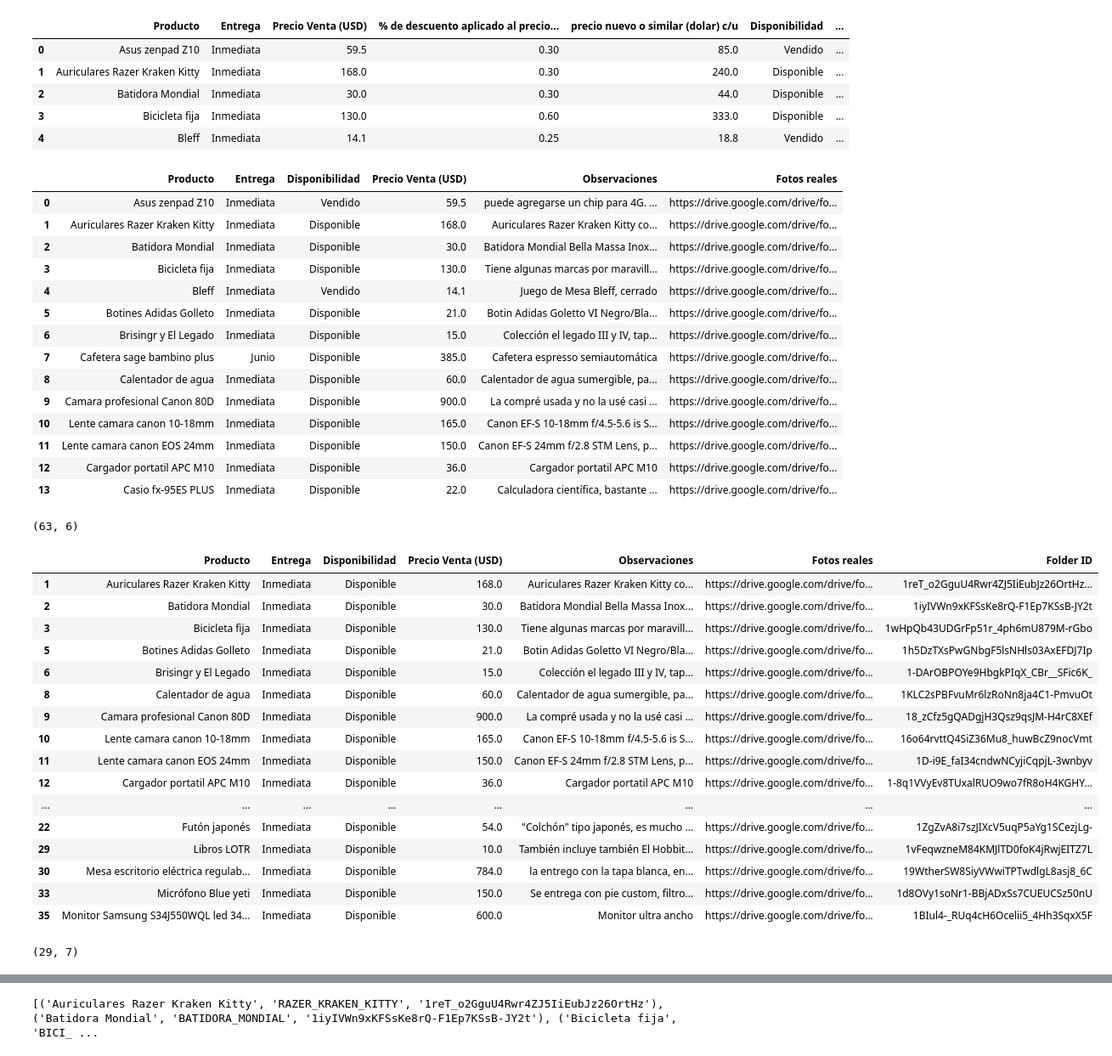
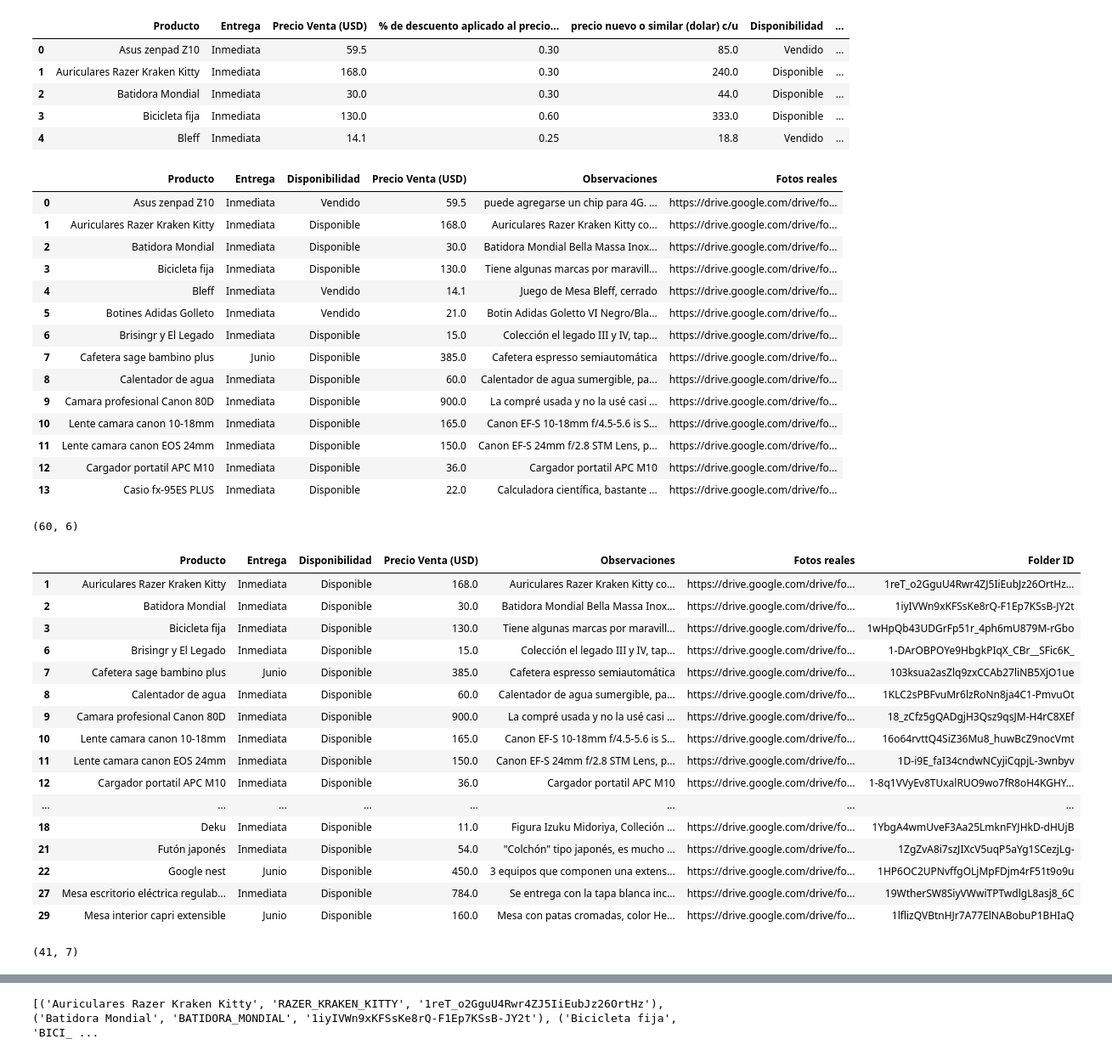
Before and after one commit to FlorOppen/Python_projects, a Jupyter notebook: Scripts/Vendemos todo.ipynb, the cells around one changed output, grey strips where cells are left out. Shown at 85% size. Cells and saved outputs as stored; diff of their text form; code cells hidden in the pictures.

```diff
--- a/Scripts/Vendemos todo.ipynb
+++ b/Scripts/Vendemos todo.ipynb
@@ -18,10 +18,8 @@ from google.oauth2.credentials import Credentials
 from googleapiclient.discovery import build
 # %%
 # Cargar el archivo Excel
-file_path = '/Users/floroppen/Desktop/Python/Scripts/Vendemos.xlsx'
-df = pd.read_excel(file_path, header=1)  # Las columnas están en la fila 2, que es la fila 1 en índice 0-based
-
-# Mostrar las primeras filas para verificar la estructura y las columnas
+file_path = '/Users/floroppen/Desktop/Python_projects/Scripts/Vendemos.xlsx'
+df = pd.read_excel(file_path, header=1)
 df.head()
 # %% [output]
 |  | Producto | Entrega | Precio Venta (USD) | % de descuento aplicado al precio... | precio nuevo o similar (dolar) c/u | Disponibilidad | ... |
@@ -40,7 +38,7 @@ df.head(14)
 | 2 | Batidora Mondial | Inmediata | Disponible | 30.0 | Batidora Mondial Bella Massa Inox... | https://drive.google.com/drive/fo... |
 | 3 | Bicicleta fija | Inmediata | Disponible | 130.0 | Tiene algunas marcas por maravill... | https://drive.google.com/drive/fo... |
 | 4 | Bleff | Inmediata | Vendido | 14.1 | Juego de Mesa Bleff, cerrado | https://drive.google.com/drive/fo... |
-| 5 | Botines Adidas Golleto | Inmediata | Disponible | 21.0 | Botin Adidas Goletto VI Negro/Bla... | https://drive.google.com/drive/fo... |
+| 5 | Botines Adidas Golleto | Inmediata | Vendido | 21.0 | Botin Adidas Goletto VI Negro/Bla... | https://drive.google.com/drive/fo... |
 | 6 | Brisingr y El Legado | Inmediata | Disponible | 15.0 | Colección el legado III y IV, tap... | https://drive.google.com/drive/fo... |
 | 7 | Cafetera sage bambino plus | Junio | Disponible | 385.0 | Cafetera espresso semiautomática | https://drive.google.com/drive/fo... |
 | 8 | Calentador de agua | Inmediata | Disponible | 60.0 | Calentador de agua sumergible, pa... | https://drive.google.com/drive/fo... |
@@ -52,30 +50,30 @@ df.head(14)
 # %%
 df.shape
 # %% [output]
-(63, 6)
+(60, 6)
 # %%
-df2 = df[(df['Entrega'] == 'Inmediata') & (df['Disponibilidad'] == 'Disponible')].copy()
+df2 = df[(df['Disponibilidad'] == 'Disponible')].copy()
 df2['Folder ID'] = df2['Fotos reales'].apply(lambda x: x.split('/')[-1])
 df2.head(20)
 # %% [output]
 |  | Producto | Entrega | Disponibilidad | Precio Venta (USD) | Observaciones | Fotos reales | Folder ID |
 | 1 | Auriculares Razer Kraken Kitty | Inmediata | Disponible | 168.0 | Auriculares Razer Kraken Kitty co... | https://drive.google.com/drive/fo... | 1reT_o2GguU4Rwr4ZJ5IiEubJz26OrtHz... |
 | 2 | Batidora Mondial | Inmediata | Disponible | 30.0 | Batidora Mondial Bella Massa Inox... | https://drive.google.com/drive/fo... | 1iyIVWn9xKFSsKe8rQ-F1Ep7KSsB-JY2t |
 | 3 | Bicicleta fija | Inmediata | Disponible | 130.0 | Tiene algunas marcas por maravill... | https://drive.google.com/drive/fo... | 1wHpQb43UDGrFp51r_4ph6mU879M-rGbo |
-| 5 | Botines Adidas Golleto | Inmediata | Disponible | 21.0 | Botin Adidas Goletto VI Negro/Bla... | https://drive.google.com/drive/fo... | 1h5DzTXsPwGNbgF5lsNHls03AxEFDJ7Ip |
 | 6 | Brisingr y El Legado | Inmediata | Disponible | 15.0 | Colección el legado III y IV, tap... | https://drive.google.com/drive/fo... | 1-DArOBPOYe9HbgkPIqX_CBr__SFic6K_ |
+| 7 | Cafetera sage bambino plus | Junio | Disponible | 385.0 | Cafetera espresso semiautomática | https://drive.google.com/drive/fo... | 103ksua2asZlq9zxCCAb27liNB5XjO1ue |
 | 8 | Calentador de agua | Inmediata | Disponible | 60.0 | Calentador de agua sumergible, pa... | https://drive.google.com/drive/fo... | 1KLC2sPBFvuMr6lzRoNn8ja4C1-PmvuOt |
 | 9 | Camara profesional Canon 80D | Inmediata | Disponible | 900.0 | La compré usada y no la usé casi ... | https://drive.google.com/drive/fo... | 18_zCfz5gQADgjH3Qsz9qsJM-H4rC8XEf |
 | 10 | Lente camara canon 10-18mm | Inmediata | Disponible | 165.0 | Canon EF-S 10-18mm f/4.5-5.6 is S... | https://drive.google.com/drive/fo... | 16o64rvttQ4SiZ36Mu8_huwBcZ9nocVmt |
 | 11 | Lente camara canon EOS 24mm | Inmediata | Disponible | 150.0 | Canon EF-S 24mm f/2.8 STM Lens, p... | https://drive.google.com/drive/fo... | 1D-i9E_faI34cndwNCyjiCqpjL-3wnbyv |
 | 12 | Cargador portatil APC M10 | Inmediata | Disponible | 36.0 | Cargador portatil APC M10 | https://drive.google.com/drive/fo... | 1-8q1VVyEv8TUxalRUO9wo7fR8oH4KGHY... |
 | ... | ... | ... | ... | ... | ... | ... | ... |
-| 22 | Futón japonés | Inmediata | Disponible | 54.0 | "Colchón" tipo japonés, es mucho ... | https://drive.google.com/drive/fo... | 1ZgZvA8i7szJIXcV5uqP5aYg1SCezjLg- |
-| 29 | Libros LOTR | Inmediata | Disponible | 10.0 | También incluye también El Hobbit... | https://drive.google.com/drive/fo... | 1vFeqwzneM84KMJlTD0foK4jRwjEITZ7L |
-| 30 | Mesa escritorio eléctrica regulab... | Inmediata | Disponible | 784.0 | la entrego con la tapa blanca, en... | https://drive.google.com/drive/fo... | 19WtherSW8SiyVWwiTPTwdlgL8asj8_6C |
-| 33 | Micrófono Blue yeti | Inmediata | Disponible | 150.0 | Se entrega con pie custom, filtro... | https://drive.google.com/drive/fo... | 1d8OVy1soNr1-BBjADxSs7CUEUCSz50nU |
-| 35 | Monitor Samsung S34J550WQL led 34... | Inmediata | Disponible | 600.0 | Monitor ultra ancho | https://drive.google.com/drive/fo... | 1BIul4-_RUq4cH6Ocelii5_4Hh3SqxX5F |
+| 18 | Deku | Inmediata | Disponible | 11.0 | Figura Izuku Midoriya, Colleción ... | https://drive.google.com/drive/fo... | 1YbgA4wmUveF3Aa25LmknFYJHkD-dHUjB |
+| 21 | Futón japonés | Inmediata | Disponible | 54.0 | "Colchón" tipo japonés, es mucho ... | https://drive.google.com/drive/fo... | 1ZgZvA8i7szJIXcV5uqP5aYg1SCezjLg- |
+| 22 | Google nest | Junio | Disponible | 450.0 | 3 equipos que componen una extens... | https://drive.google.com/drive/fo... | 1HP6OC2UPNvffgOLjMpFDjm4rF51t9o9u |
+| 27 | Mesa escritorio eléctrica regulab... | Inmediata | Disponible | 784.0 | Se entrega con la tapa blanca inc... | https://drive.google.com/drive/fo... | 19WtherSW8SiyVWwiTPTwdlgL8asj8_6C |
+| 29 | Mesa interior capri extensible | Junio | Disponible | 160.0 | Mesa con patas cromadas, color He... | https://drive.google.com/drive/fo... | 1lflizQVBtnHJr7A77ElNABobuP1BHIaQ |
 # %%
 df2.shape
 # %% [output]
-(29, 7)
+(41, 7)
```
Also changed, not shown: parts of 6 cells of this notebook.
